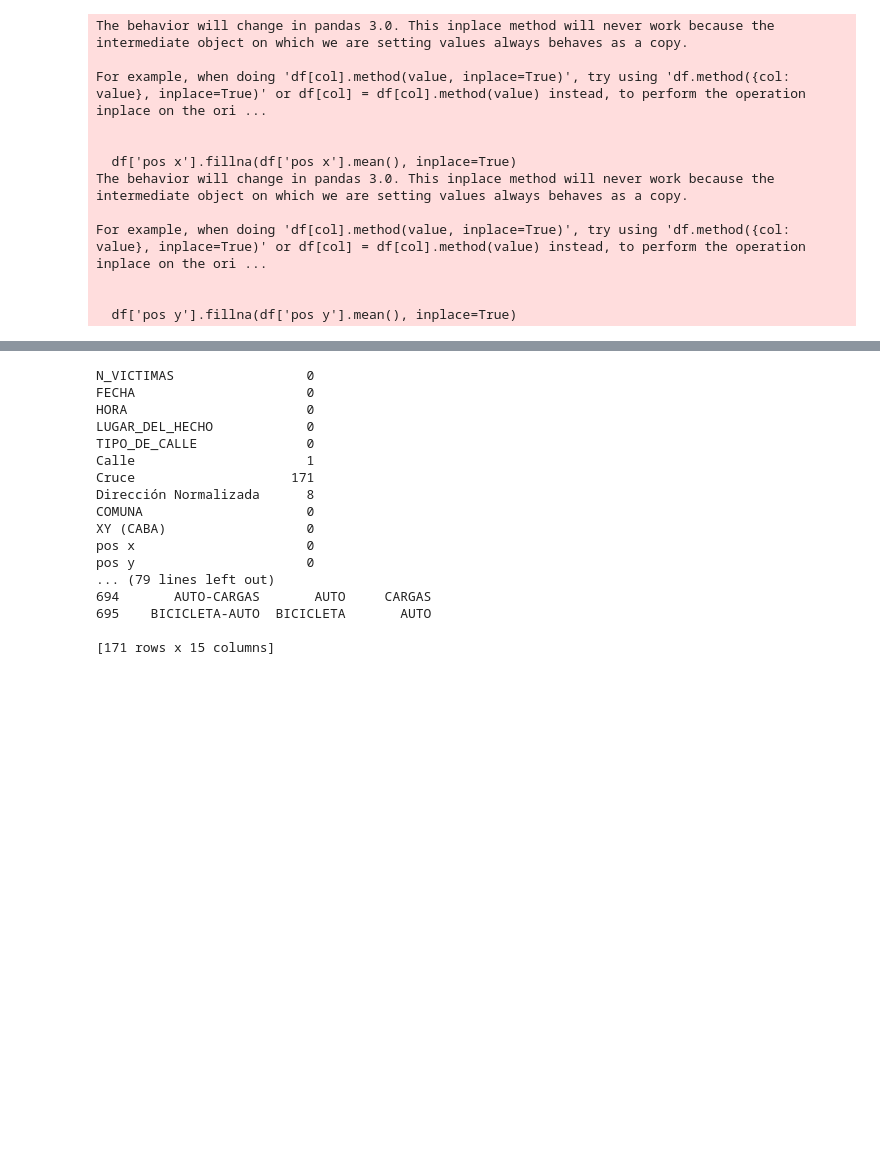
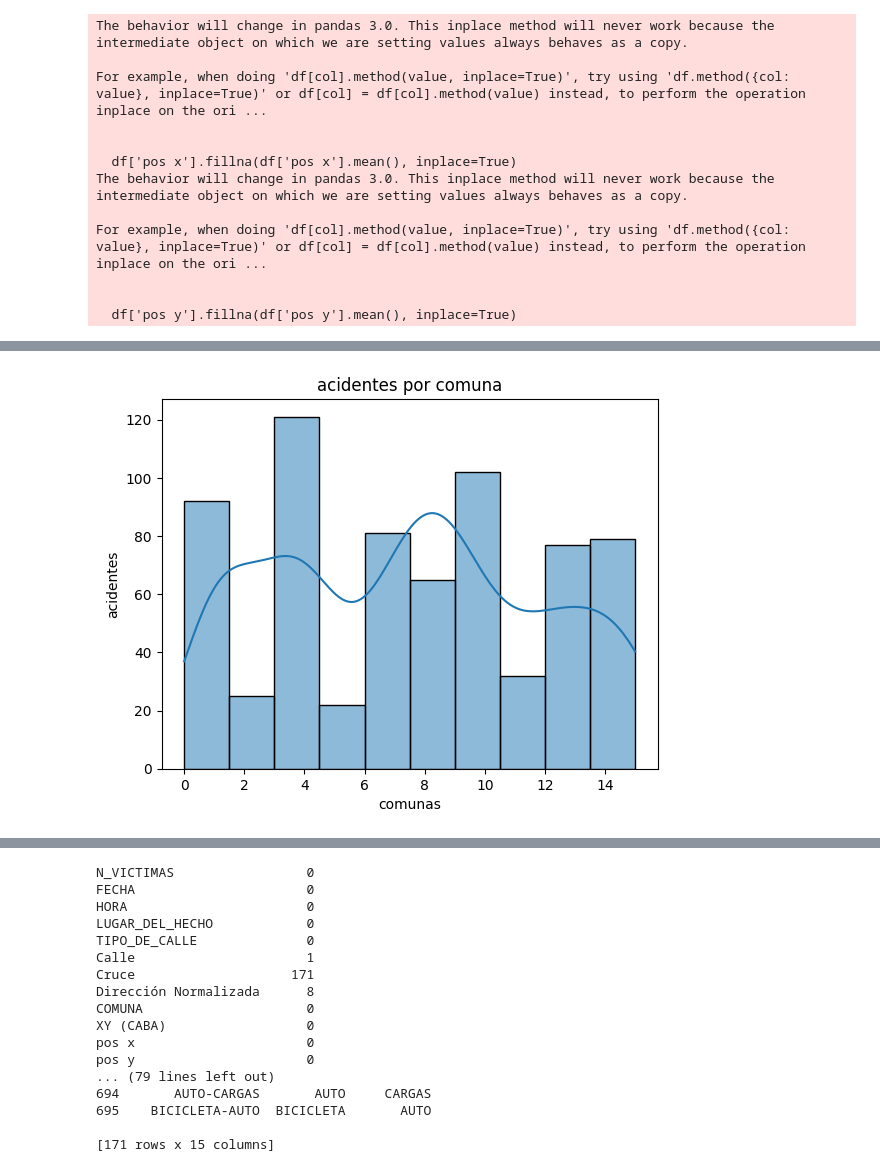
Before and after one commit to bkmay1417/An-lisis_de_datos-Siniestros_Viales-, a Jupyter notebook: EDA.ipynb, the cells around one changed output, grey strips where cells are left out. Saved outputs shown, nothing was run; the diff lists cells and outputs as text; code cells hidden in the pictures; blank space fills up the shorter version.

```diff
--- a/EDA.ipynb
+++ b/EDA.ipynb
@@ -95,2 +85,0 @@ Procedo a eleminar la columnas de año mes y dias debedico a que de ser nesesari
-# %%
-df = df.drop(['AAAA', 'MM','DD','HH','Altura','ID'],axis=1)
@@ -157,8 +117,0 @@ Name: count, dtype: int64
-# %%
-conteo_comunas = df['COMUNA'].value_counts().reset_index()
-conteo_comunas.columns = ['COMUNA', 'N_ACCIDENTES']
-
-# Unir este conteo al dataframe original
-df = df.merge(conteo_comunas, on='COMUNA', how='left')
-
-print(df.head())
@@ -192,7 +117,0 @@ df.head()
-# %%
-df =pd.read_csv('hechos_limpios.csv')
-# %%
-# Eliminar la columna 'B'
-df = df.drop(columns=['N_ACCIDENTES'])
-print("\nDataFrame después de eliminar la columna 'B':")
-print(df)
@@ -225,0 +118,8 @@ df.head()
+# %%
+sns.histplot(df['COMUNA'], bins=10, kde=True)
+plt.xlabel("comunas")
+plt.ylabel('acidentes')
+plt.title('acidentes por comuna')
+plt.show()
+# %% [output]
+[figure, added]
```
Also changed, not shown: parts of 30 cells of this notebook, 1 other file.
